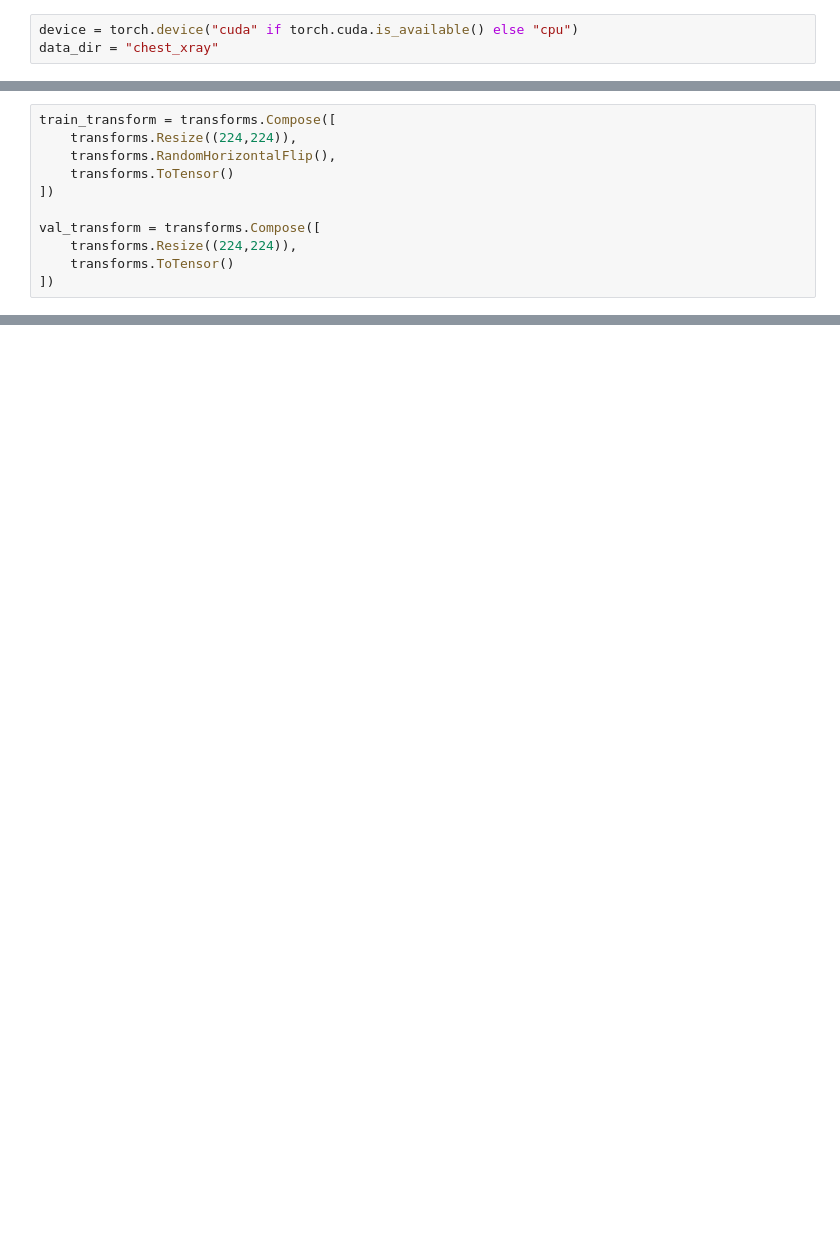
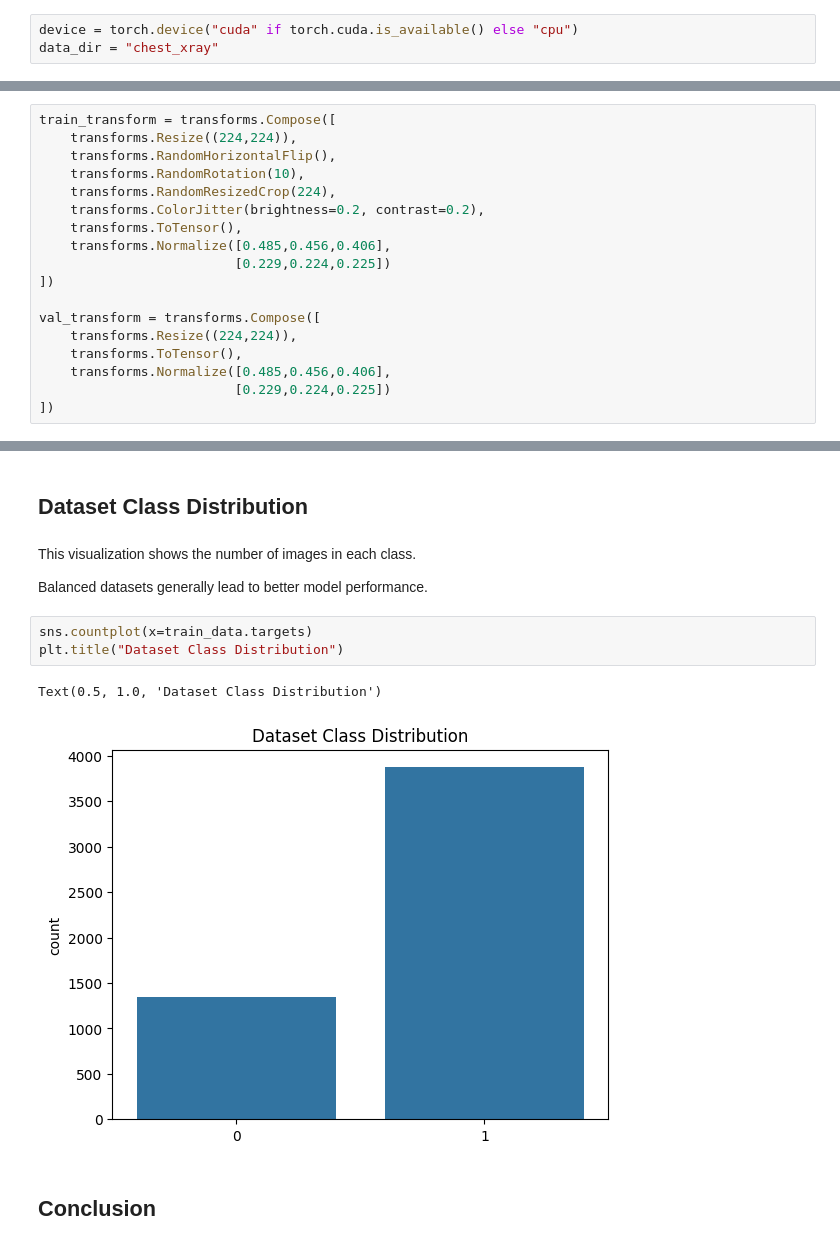
Before and after one commit to XC0ID/Real-World-ML-Projects, a Jupyter notebook: Chest-Xray/chestxray.ipynb, the cells around one changed output, grey strips where cells are left out. Cells and saved outputs as stored; diff of their text form; blank space fills up the shorter version.

Commit message:
dataset overview

```diff
--- a/Chest-Xray/chestxray.ipynb
+++ b/Chest-Xray/chestxray.ipynb
@@ -16,12 +77,19 @@ data_dir = "chest_xray"
 train_transform = transforms.Compose([
     transforms.Resize((224,224)),
     transforms.RandomHorizontalFlip(),
-    transforms.ToTensor()
+    transforms.RandomRotation(10),
+    transforms.RandomResizedCrop(224),
+    transforms.ColorJitter(brightness=0.2, contrast=0.2),
+    transforms.ToTensor(),
+    transforms.Normalize([0.485,0.456,0.406],
+                         [0.229,0.224,0.225])
 ])
 
 val_transform = transforms.Compose([
     transforms.Resize((224,224)),
-    transforms.ToTensor()
+    transforms.ToTensor(),
+    transforms.Normalize([0.485,0.456,0.406],
+                         [0.229,0.224,0.225])
 ])
 # %%
 train_data=datasets.ImageFolder(f"{data_dir}/train",transform=train_transform)
@@ -29,0 +227,14 @@ test_data=datasets.ImageFolder(f"{data_dir}/test",transform=val_transform)
+# %% [markdown]
+## Dataset Class Distribution
+# %% [markdown]
+This visualization shows the number of images in each class.
+
+Balanced datasets generally lead to better model performance.
+# %%
+sns.countplot(x=train_data.targets)
+plt.title("Dataset Class Distribution")
+# %% [output]
+Text(0.5, 1.0, 'Dataset Class Distribution')
+[figure, added]
+# %% [markdown]
+## Conclusion
```
Also changed, not shown: parts of 23 cells of this notebook.
